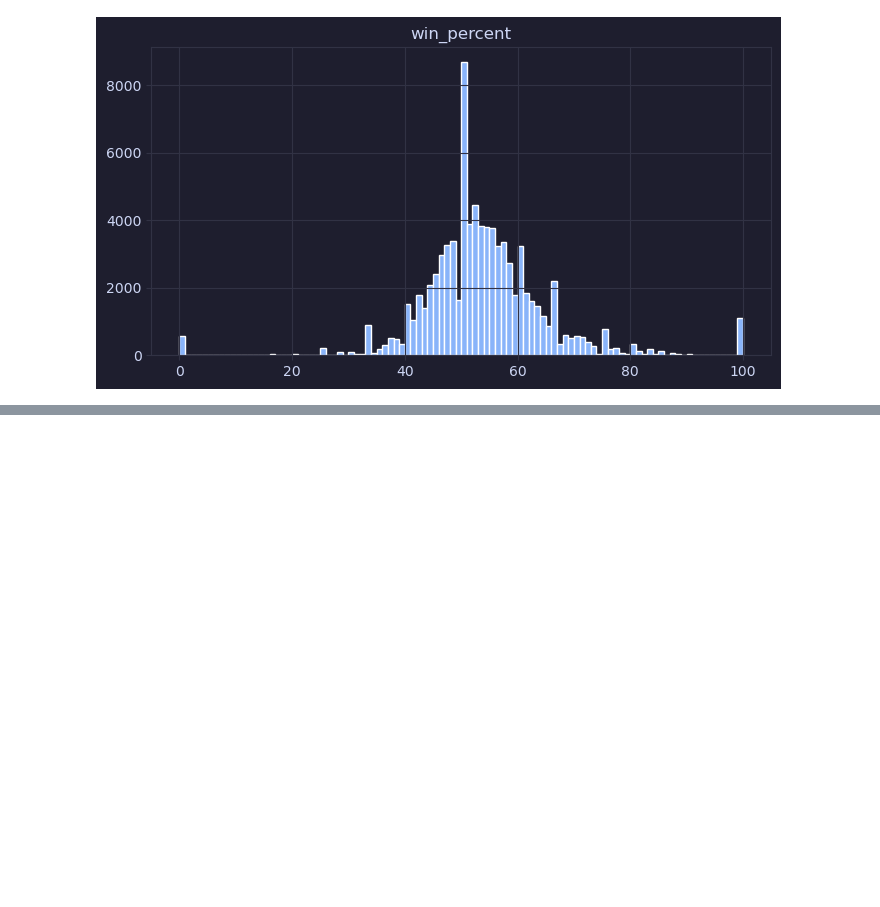
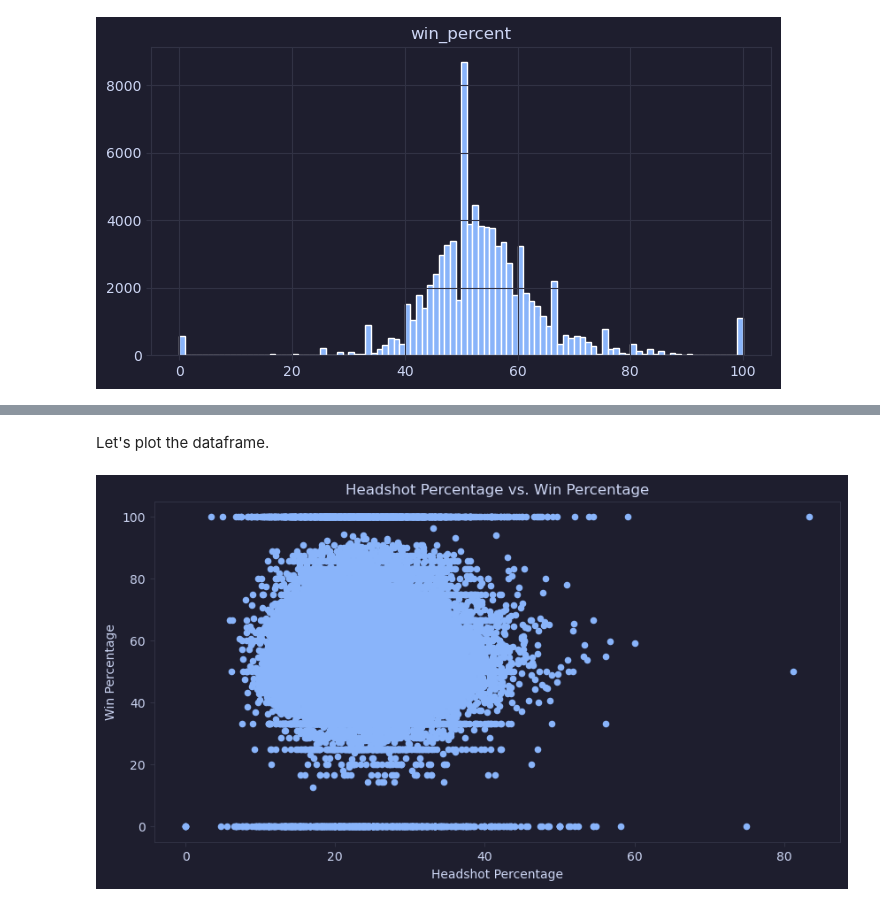
Before and after one commit to grahamogatia/valorant-statistical-modelling, a Jupyter notebook: [CSMODEL] Project - Case Study.ipynb, the cells around one changed output, grey strips where cells are left out. Saved outputs shown, nothing was run; the diff lists cells and outputs as text; code cells hidden in the pictures; blank space fills up the shorter version.

```diff
--- a/[CSMODEL] Project - Case Study.ipynb
+++ b/[CSMODEL] Project - Case Study.ipynb
@@ -750,0 +921,4 @@ plt.show()
+# %%
+# Create a dataframe with the columns 'headshot_percent' and 'win_percent'
+headshot_win_df = val_df[['headshot_percent', 'win_percent']]
+headshot_win_df
@@ -750,0 +939,11 @@ plt.show()
+# %% [markdown]
+Let's plot the dataframe.
+# %%
+# Plot the dataframe
+headshot_win_df.plot.scatter(x='headshot_percent', y='win_percent', figsize=(10, 5))
+plt.xlabel('Headshot Percentage')
+plt.ylabel('Win Percentage')
+plt.title('Headshot Percentage vs. Win Percentage')
+plt.show()
+# %% [output]
+[figure, added]
```
Also changed, not shown: parts of 21 cells of this notebook.
